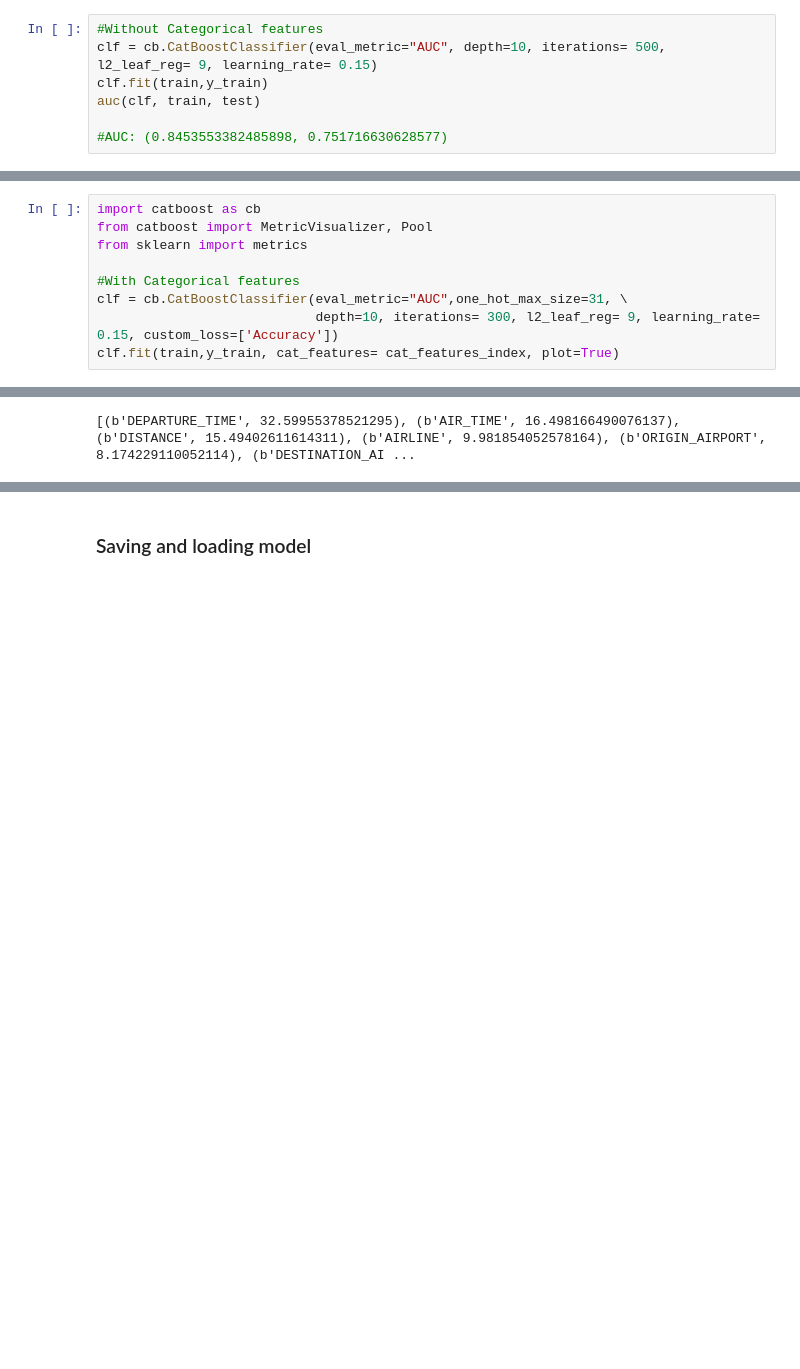
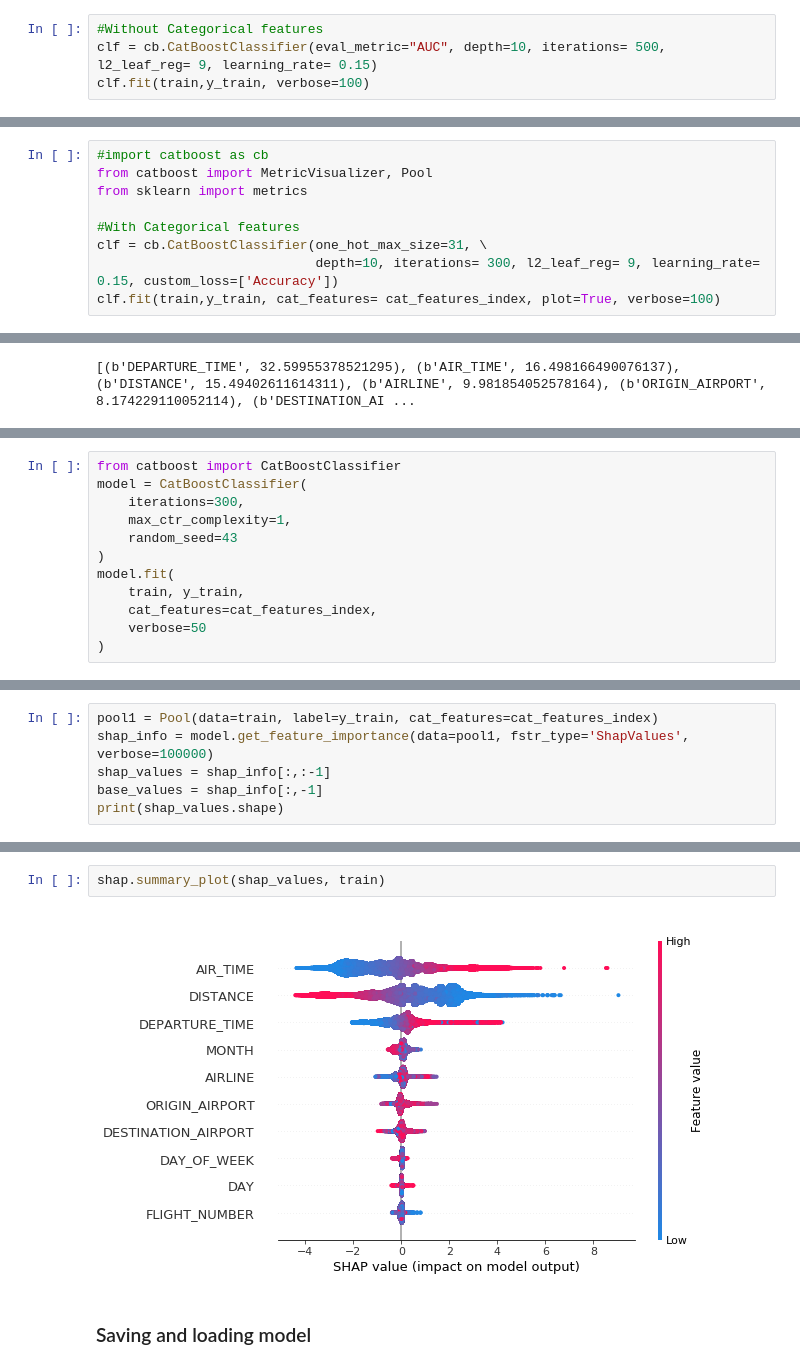
Before and after one commit to Mvrm/ml-learn, a Jupyter notebook: catboost.ipynb, the cells around one changed output, grey strips where cells are left out. Drawn from its saved outputs; the diff is of its cells as text; blank space fills up the shorter version.

Commit message:
catboost update

```diff
--- a/catboost.ipynb
+++ b/catboost.ipynb
@@ -117,7 +131,4 @@ sorted(zip(feature_importances, attributes), reverse=True)
 # %%
 #Without Categorical features
 clf = cb.CatBoostClassifier(eval_metric="AUC", depth=10, iterations= 500, l2_leaf_reg= 9, learning_rate= 0.15)
-clf.fit(train,y_train)
-auc(clf, train, test)
-
-#AUC: (0.8453553382485898, 0.751716630628577)
+clf.fit(train,y_train, verbose=100)
@@ -124,9 +151,9 @@ auc(clf, train, test)
 # %%
-import catboost as cb
+#import catboost as cb
 from catboost import MetricVisualizer, Pool
 from sklearn import metrics
 
 #With Categorical features
-clf = cb.CatBoostClassifier(eval_metric="AUC",one_hot_max_size=31, \
+clf = cb.CatBoostClassifier(one_hot_max_size=31, \
                             depth=10, iterations= 300, l2_leaf_reg= 9, learning_rate= 0.15, custom_loss=['Accuracy'])
-clf.fit(train,y_train, cat_features= cat_features_index, plot=True)
+clf.fit(train,y_train, cat_features= cat_features_index, plot=True, verbose=100)
@@ -363,0 +399,12 @@ print (importances)
+# %%
+from catboost import CatBoostClassifier
+model = CatBoostClassifier(
+    iterations=300,
+    max_ctr_complexity=1,
+    random_seed=43
+)
+model.fit(
+    train, y_train,
+    cat_features=cat_features_index,
+    verbose=50
+)
@@ -363,0 +420,6 @@ print (importances)
+# %%
+pool1 = Pool(data=train, label=y_train, cat_features=cat_features_index)
+shap_info = model.get_feature_importance(data=pool1, fstr_type='ShapValues', verbose=100000)
+shap_values = shap_info[:,:-1]
+base_values = shap_info[:,-1]
+print(shap_values.shape)
@@ -364,3 +455,7 @@ print (importances)
+# %%
+shap.summary_plot(shap_values, train)
+# %% [output]
+[figure, added]
 # %% [markdown]
 ### Saving and loading model
 # %%
```
Also changed, not shown: parts of 26 cells of this notebook.
